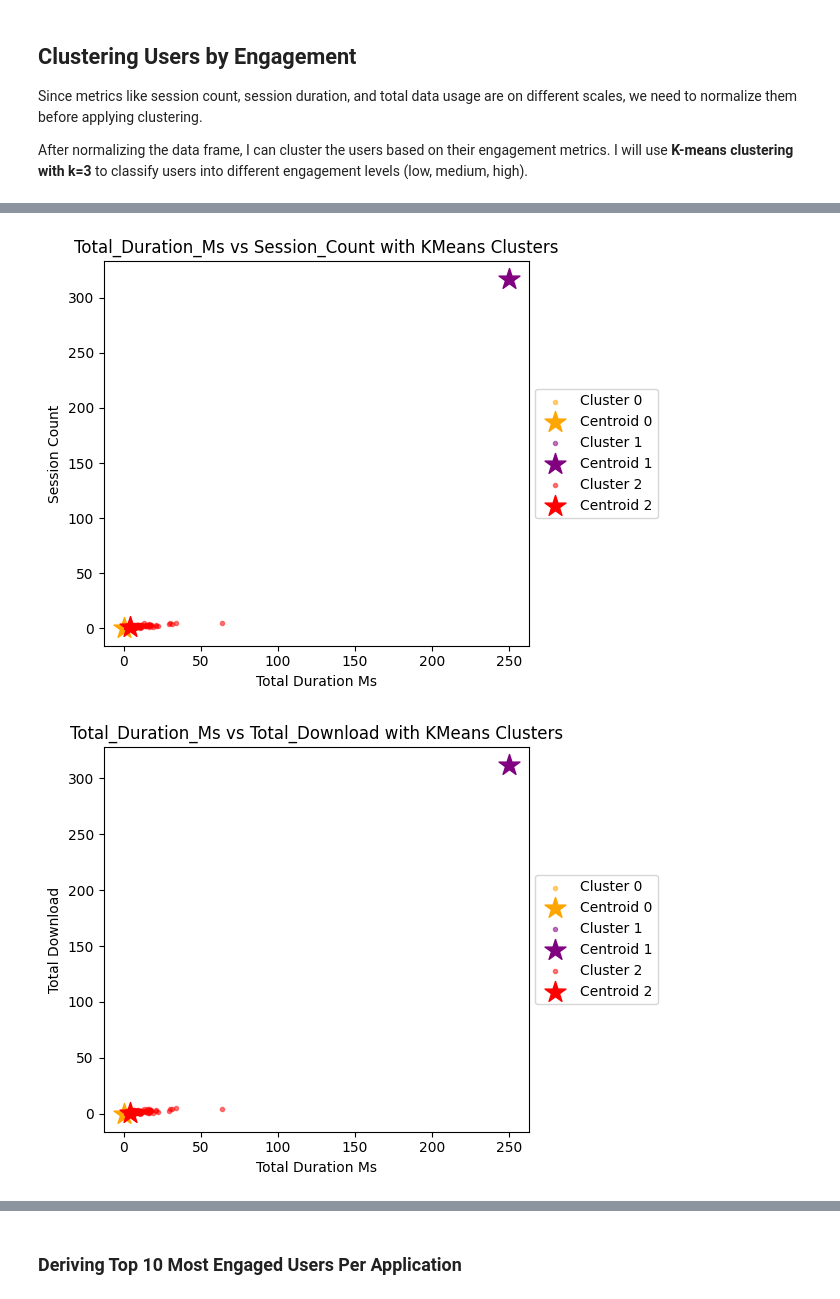
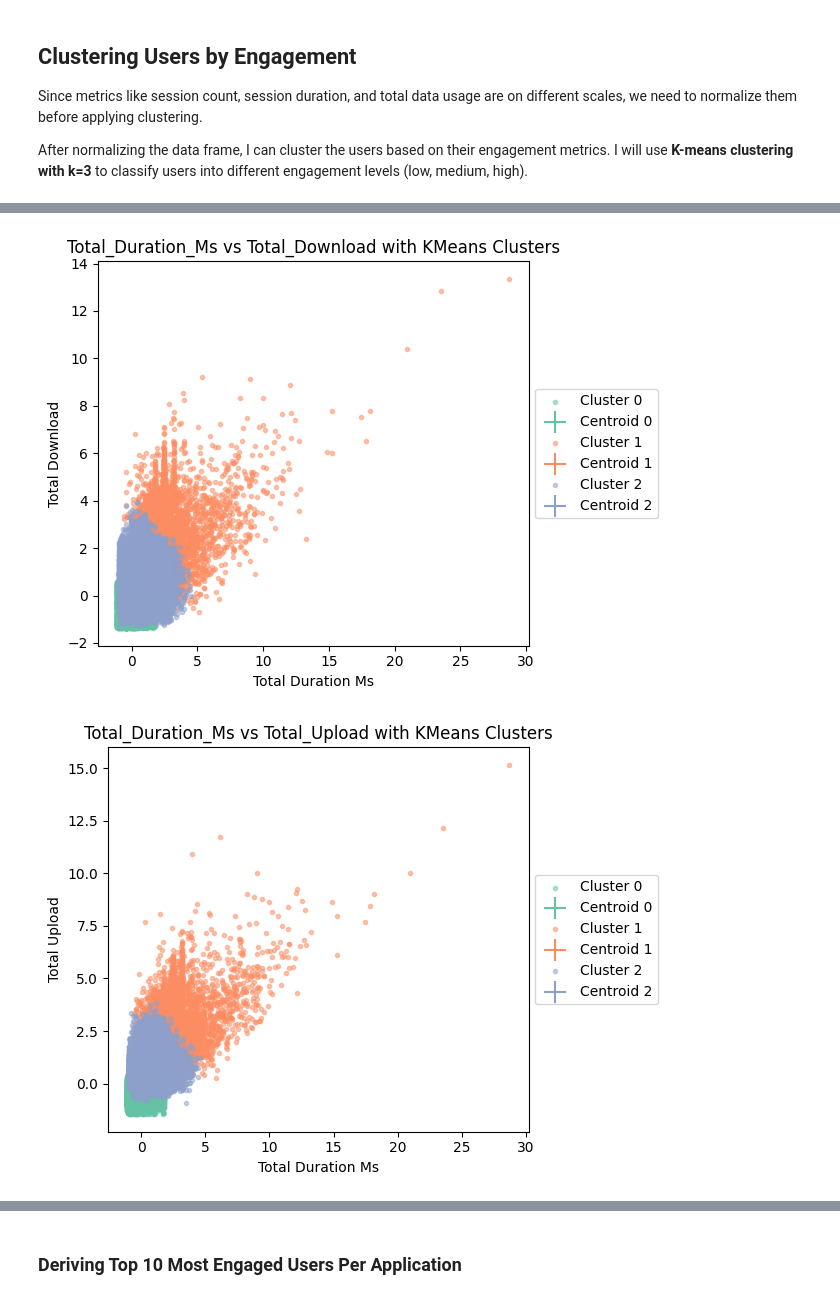
Before and after one commit to Seife1/Telecom-User-Analytics, a Jupyter notebook: notebooks/engagement_analysis.ipynb, the cells around one changed output, grey strips where cells are left out. Saved outputs shown, nothing was run; the diff lists cells and outputs as text; code cells hidden in the pictures.

Commit message:
task4 done

```diff
--- a/notebooks/engagement_analysis.ipynb
+++ b/notebooks/engagement_analysis.ipynb
@@ -113,6 +118,17 @@ else:
     print("No duplicate columns found.")
 # %% [output]
 No duplicate columns found.
+# %%
+# Storing column names as a list
+column_names = df.select_dtypes(exclude=['object']).columns.tolist()
+
+for column in column_names:
+    # Check for outliers
+    outliers = detect_outliers_zscore(df, column)
+    if len(outliers) > 0:
+        # print(f"Outliers detected in column {column}. Length: {len(outliers)}")
+        # Remove outliers
+        df = remove_outliers(df, column)
 # %% [markdown]
 ## Aggregate Engagement Metrics:
 # %%
@@ -133,0 +161,2 @@ aggregated_data.head(10)
+# %%
+aggregated_data = aggregated_data[aggregated_data['MSISDN/Number'] != 41882819545.02736]
@@ -218,3 +256,14 @@ plt.show()
 Since metrics like session count, session duration, and total data usage are on different scales, we need to normalize them before applying clustering.
 
 After normalizing the data frame, I can cluster the users based on their engagement metrics. I will use **K-means clustering with k=3** to classify users into different engagement levels (low, medium, high).
+# %%
+# Normalize data
+normalized_user_data = normalize_data(aggregated_data)
+clustered_data, kmeans_model = apply_kmeans(normalized_user_data, num_clusters=3)
+
+centers = kmeans_model.cluster_centers_
+# Export the value of the cluster centers as JSON for task 4
+import json
+cluster_centers = {f'cluster_{i}': centers[i].tolist() for i in range(3)}
+with open('../assets/engagement_cluster_centers.json', 'w') as f:
+    json.dump(cluster_centers, f)
@@ -221,4 +287,4 @@ After normalizing the data frame, I can cluster the users based on their engagem
 # %%
-# Normalize data
-normalized_user_data = normalize_data(aggregated_data)
-clustered_data, kmeans_model = apply_kmeans(normalized_user_data, 'total_duration_ms', 'session_count', num_clusters=3)
+# Visualize clusters
+num_clusters = 3
+visualize_clusters_with_centroids(clustered_data, kmeans_model, 'total_duration_ms', 'session_count', num_clusters)
@@ -225,11 +293,10 @@ clustered_data, kmeans_model = apply_kmeans(normalized_user_data, 'total_duratio
 # %%
 # Visualize clusters
-visualize_clusters_with_centroids(clustered_data, kmeans_model, 'total_duration_ms', 'session_count')
+visualize_clusters_with_centroids(clustered_data, kmeans_model, 'total_duration_ms', 'total_download', num_clusters)
 # %% [output]
-[figure, old version]
+[figure, new version]
 # %%
 # Visualize clusters
-clustered_data, kmeans_model = apply_kmeans(normalized_user_data, 'total_duration_ms', 'total_download', num_clusters=3)
-visualize_clusters_with_centroids(clustered_data, kmeans_model, 'total_duration_ms', 'total_download')
+visualize_clusters_with_centroids(clustered_data, kmeans_model, 'total_duration_ms', 'total_upload', num_clusters)
 # %% [output]
-[figure, old version]
+[figure, new version]
```
Also changed, not shown: parts of 25 cells of this notebook, 5 other files.
